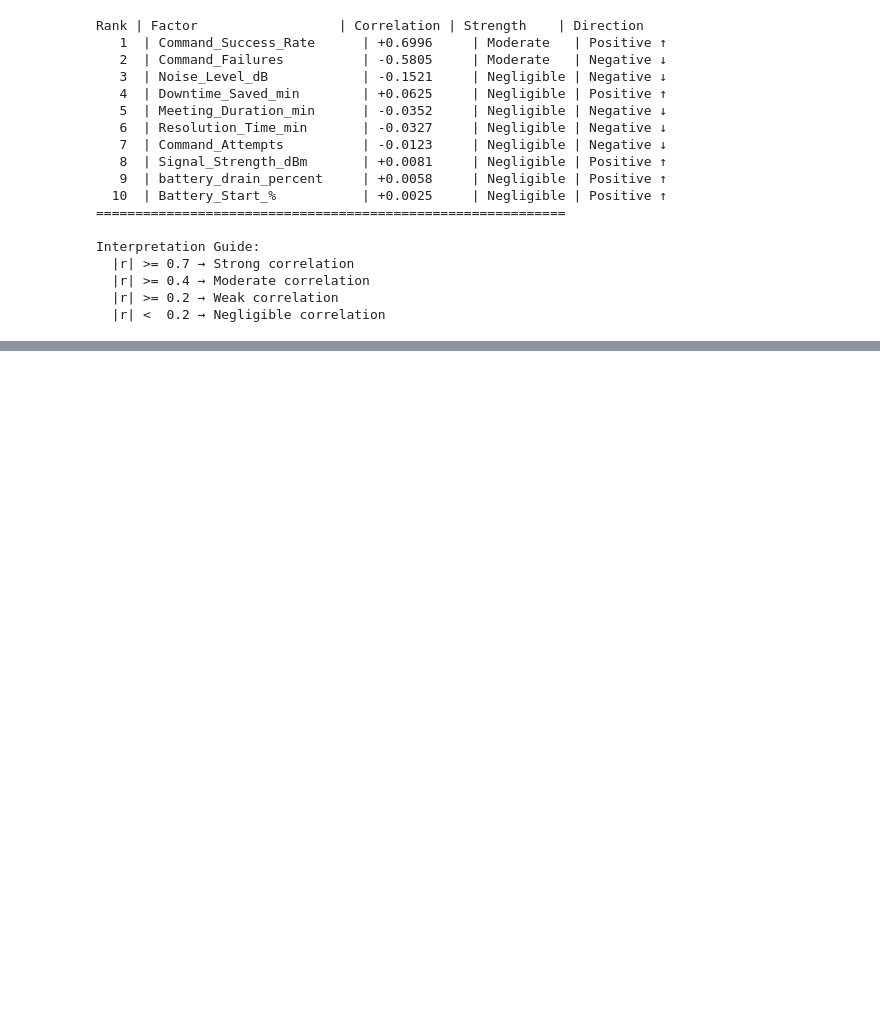
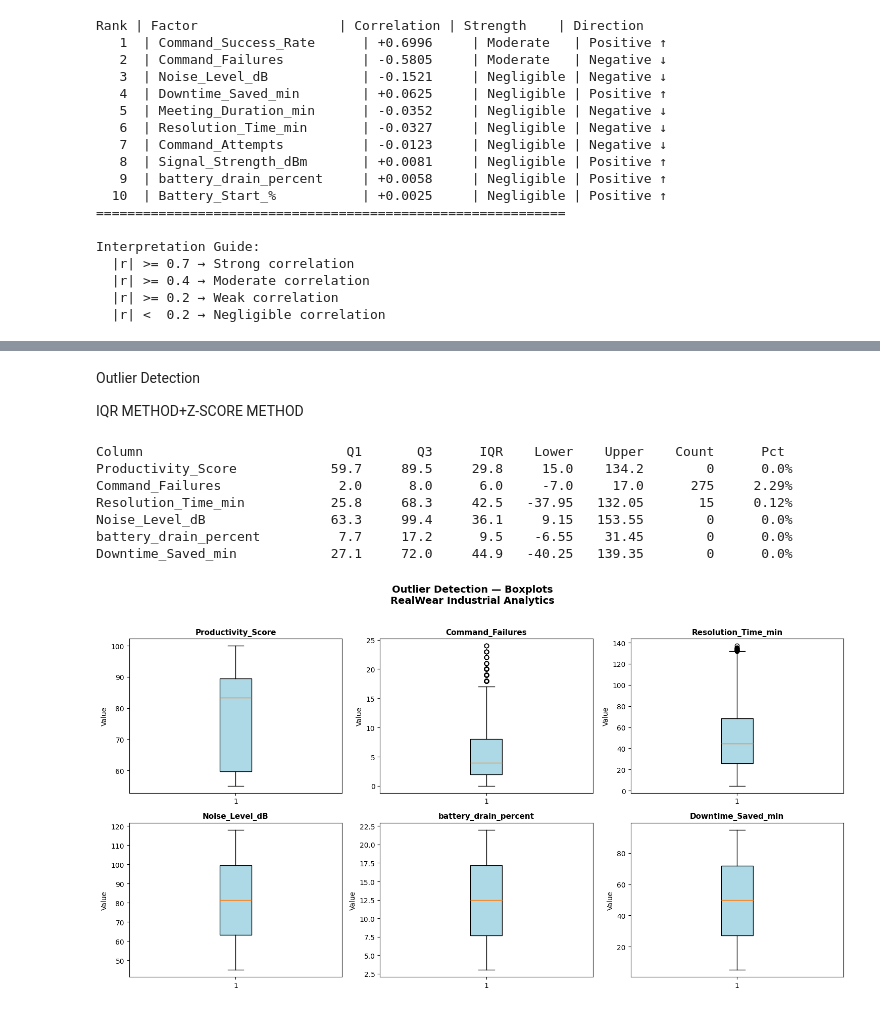
Before and after one commit to devpandey2010/Realwear-Industrial-Analytics, a Jupyter notebook: python/statistics.ipynb, the cells around one changed output, grey strips where cells are left out. Drawn from its saved outputs; the diff is of its cells as text; code cells hidden in the pictures; blank space fills up the shorter version.

```diff
--- a/python/statistics.ipynb
+++ b/python/statistics.ipynb
@@ -781,0 +852,62 @@ Interpretation Guide:
+# %% [markdown]
+Outlier Detection
+
+IQR METHOD+Z-SCORE METHOD
+# %%
+#Column to check outliers
+outlier_cols=['Productivity_Score','Command_Failures',
+              'Resolution_Time_min','Noise_Level_dB',
+              'battery_drain_percent','Downtime_Saved_min']
+
+iqr_summary=[]
+
+for col in outlier_cols:
+
+    Q1=df[col].quantile(0.25)
+    Q3=df[col].quantile(0.75)
+    IQR=Q3-Q1
+    lower_bound=Q1-1.5*IQR
+    upper_bound=Q3+1.5*IQR
+
+    iqr_outliers=df[(df[col]<lower_bound)| (df[col]>upper_bound)]
+    iqr_count=len(iqr_outliers)
+    iqr_pct=round(iqr_count/len(df)*100,2)
+
+    iqr_summary.append({
+        'Column':col,
+        'Q1':round(Q1,2),
+        'Q3':round(Q3,2),
+        'IQR':round(IQR,2),
+        'Lower_Bound':round(lower_bound,2),
+        'Upper_bound':round(upper_bound,2),
+        'Outlier_count':iqr_count,
+        'Outlier_Pct':iqr_pct
+
+
+    })
+iqr_df=pd.DataFrame(iqr_summary)
+print(f"\n{'Column':<25} {'Q1':>8} {'Q3':>8} {'IQR':>8} {'Lower':>8} {'Upper':>8} {'Count':>8} {'Pct':>8}")
+for _,row in iqr_df.iterrows():
+    print(f"{row['Column']:<25} {row['Q1']:>8} {row['Q3']:>8} {row['IQR']:>8} {row['Lower_Bound']:>8} {row['Upper_bound']:>8} {row['Outlier_count']:>8} {row['Outlier_Pct']:>8}%")
+
+
+fig,axes=plt.subplots(2,3,figsize=(15,8))
+axes=axes.flatten()
+for idx,col in enumerate(outlier_cols):
+    axes[idx].boxplot(df[col].dropna(),patch_artist=True,
+                      boxprops=dict(facecolor='lightblue'))
+    axes[idx].set_title(col,fontsize=11,fontweight='bold')
+    axes[idx].set_ylabel('Value')
+plt.suptitle('Outlier Detection — Boxplots\nRealWear Industrial Analytics',
+             fontsize=14, fontweight='bold', y=1.02)
+
+plt.tight_layout()
+# %% [output]
+Column                          Q1       Q3      IQR    Lower    Upper    Count      Pct
+Productivity_Score            59.7     89.5     29.8     15.0    134.2        0      0.0%
+Command_Failures               2.0      8.0      6.0     -7.0     17.0      275     2.29%
+Resolution_Time_min           25.8     68.3     42.5   -37.95   132.05       15     0.12%
+Noise_Level_dB                63.3     99.4     36.1     9.15   153.55        0      0.0%
+battery_drain_percent          7.7     17.2      9.5    -6.55    31.45        0      0.0%
+Downtime_Saved_min            27.1     72.0     44.9   -40.25   139.35        0      0.0%
+[figure, added]
```
Also changed, not shown: parts of 4 cells of this notebook, 1 other file.
